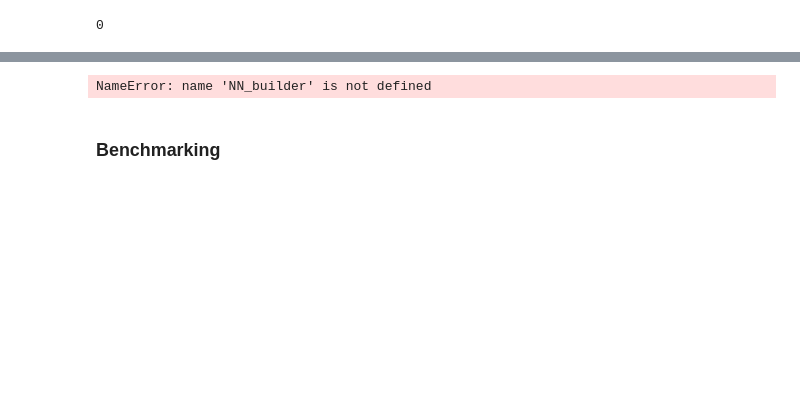
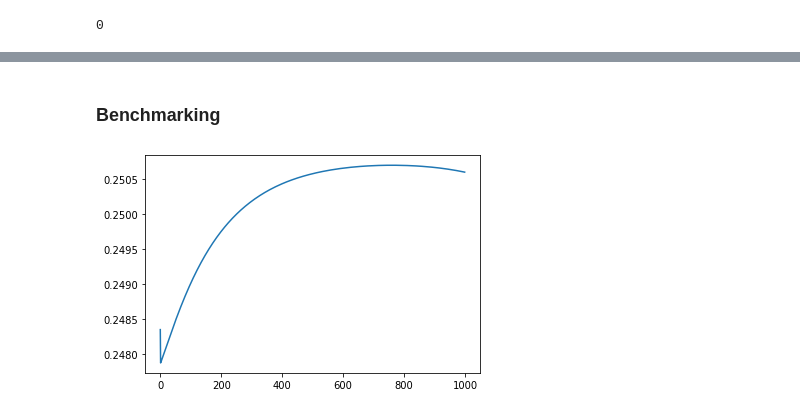
Before and after one commit to dexdx/DL_Projects, a Jupyter notebook: project_2.ipynb, the cells around one changed output, grey strips where cells are left out. Cells and saved outputs as stored; diff of their text form; code cells hidden in the pictures; blank space fills up the shorter version.

```diff
--- a/project_2.ipynb
+++ b/project_2.ipynb
@@ -27,7 +21,8 @@ def stupid_test_function(a,b):
 # %%
-def stupid_acc_func(pred,true):
-    pred = pred.item() > 0.5
-    return (pred == true.item())
+def accuracy_count(pred,true):
+    pred = (pred > 0.5).long().view(-1)
+    true = true.long().view(-1)
+    return (pred.size(0) - (pred-true).abs().sum()).item()
 # %%
 import torch
 import matplotlib.pyplot as plt
@@ -141,27 +126,4 @@ tensor([0., 1., 0., 1., 0., 1., 1., 1., 0., 0., 1., 1., 1., 0., 0., 0., 0., 0.,
         1., 0.])
-# %%
-builder = NN_builder()
-test = empty(1000,2).random_(0,2)
-for i in range(1000):
-    truth = empty(1,1).fill_(stupid_test_function(test[i,0],test[i,1]))
-    inp = test[i,:].unsqueeze(0)
-    out = builder.model_train(inp,truth)
-
-test2 = empty(100,2).random_(0,2)
-acc = 0
-count = 0
-for i in range(100):
-    truth = empty(1,1).fill_(stupid_test_function(test2[i,0],test2[i,1]))
-    inp = test2[i,:].unsqueeze(0)
-    out = builder.model_eval(inp)
-    #print(out)
-    if out.item() > 0.5:
-        count = count + 1
-    if stupid_acc_func(out,truth):
-        acc = acc + 1
-acc /100
-# %% [output]
-NameError: name 'NN_builder' is not defined
 # %% [markdown]
 ### Benchmarking
 # %%
@@ -176,7 +138,7 @@ torch.set_grad_enabled(True)
 def create_model():
     return nn.Sequential(
         nn.Linear(2, 8),
-        nn.ReLU(),
+        nn.Sigmoid(),
         nn.Linear(8, 1),
 #         nn.ReLU(),
     )
@@ -188,30 +150,32 @@ def train_model(model, train_input, train_target):
     mini_batch = 200
     # Iterate through epochs
     for i in range(1000):
         #Iterate t hrough mini batches
         for b in range(0, train_input.size(0), mini_batch):
             # Forward pass selecting the corresponding minibacth
             output = model(train_input.narrow(0, b, mini_batch))
             # Calculate loss
             loss = loss_func(output.squeeze(), train_target.narrow(0, b, mini_batch))
 #             print("Loss:", loss.item())
             # Reset zero grad
             model.zero_grad()
             # Backward pass
             loss.backward()
             #Update step
             optimizer.step()
         loss_track.append(loss)
     plt.plot(loss_track)
 
 def compute_nb_errors(model, data_input, data_target):
         output = model(data_input)
         comp = output.argmax(dim = 1) != data_target.argmax(dim = 1)
         nb_errors = torch.where(comp)[0].size()[0]
         error_rate = nb_errors/data_input.size(0)
         print(f'There were a total of {nb_errors} errors, or {error_rate} of the testing set.')
 
 
 model = create_model()
 train_model(model, train_input, train_target)
 # compute_nb_errors(model, test_input, test_target)
+# %% [output]
+[figure, added]
```
Also changed, not shown: parts of 5 cells of this notebook.
